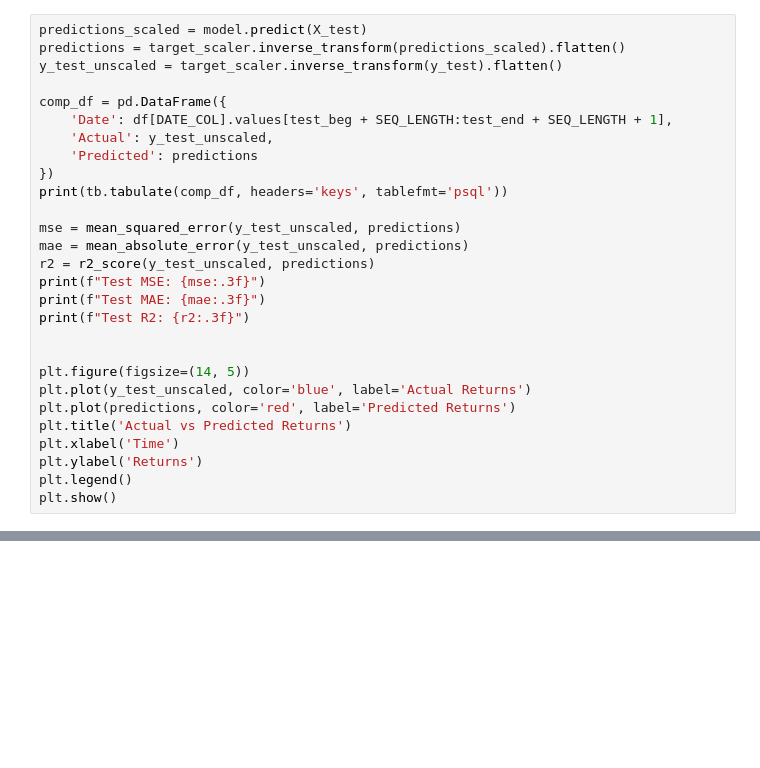
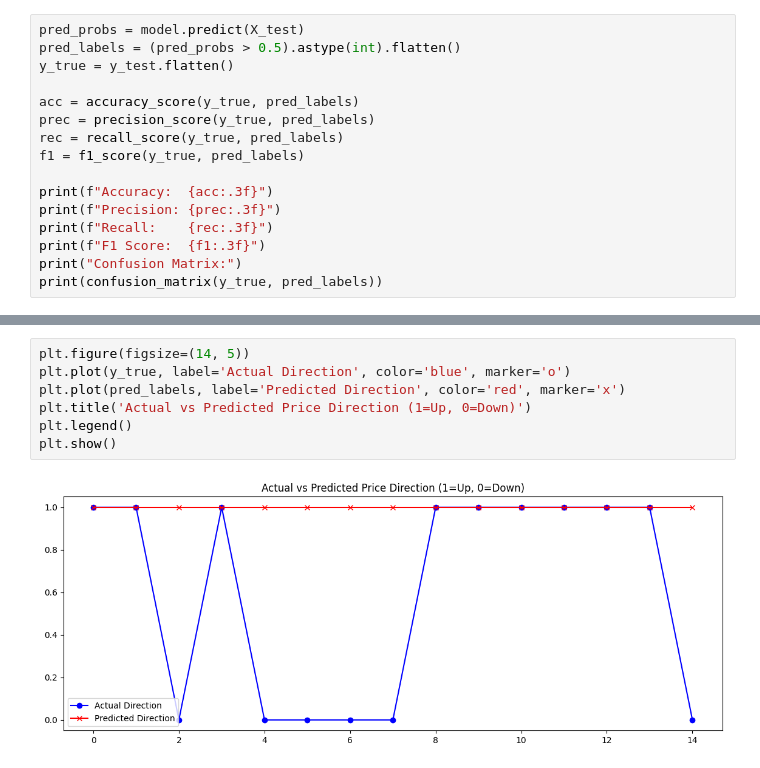
Before and after one commit to CenturionTheMan/WhiteRock, a Jupyter notebook: src/test.ipynb, the cells around one changed output, grey strips where cells are left out. Saved outputs shown, nothing was run; the diff lists cells and outputs as text; blank space fills up the shorter version.

Commit message:
model swap into dinary one

```diff
--- a/src/test.ipynb
+++ b/src/test.ipynb
@@ -208,29 +197,17 @@ Epoch 22/30
 # %%
-predictions_scaled = model.predict(X_test)
-predictions = target_scaler.inverse_transform(predictions_scaled).flatten()
-y_test_unscaled = target_scaler.inverse_transform(y_test).flatten()
+pred_probs = model.predict(X_test)
+pred_labels = (pred_probs > 0.5).astype(int).flatten()
+y_true = y_test.flatten()
 
-comp_df = pd.DataFrame({
-    'Date': df[DATE_COL].values[test_beg + SEQ_LENGTH:test_end + SEQ_LENGTH + 1],
-    'Actual': y_test_unscaled,
-    'Predicted': predictions
-})
-print(tb.tabulate(comp_df, headers='keys', tablefmt='psql'))
+acc = accuracy_score(y_true, pred_labels)
+prec = precision_score(y_true, pred_labels)
+rec = recall_score(y_true, pred_labels)
+f1 = f1_score(y_true, pred_labels)
 
-mse = mean_squared_error(y_test_unscaled, predictions)
-mae = mean_absolute_error(y_test_unscaled, predictions)
-r2 = r2_score(y_test_unscaled, predictions)
-print(f"Test MSE: {mse:.3f}")
-print(f"Test MAE: {mae:.3f}")
-print(f"Test R2: {r2:.3f}")
-
-
-plt.figure(figsize=(14, 5))
-plt.plot(y_test_unscaled, color='blue', label='Actual Returns')
-plt.plot(predictions, color='red', label='Predicted Returns')
-plt.title('Actual vs Predicted Returns')
-plt.xlabel('Time')
-plt.ylabel('Returns')
-plt.legend()
-plt.show()
+print(f"Accuracy:  {acc:.3f}")
+print(f"Precision: {prec:.3f}")
+print(f"Recall:    {rec:.3f}")
+print(f"F1 Score:  {f1:.3f}")
+print("Confusion Matrix:")
+print(confusion_matrix(y_true, pred_labels))
 # %% [output]
@@ -254,0 +223,9 @@ Test R2: -39.973
+# %%
+plt.figure(figsize=(14, 5))
+plt.plot(y_true, label='Actual Direction', color='blue', marker='o')
+plt.plot(pred_labels, label='Predicted Direction', color='red', marker='x')
+plt.title('Actual vs Predicted Price Direction (1=Up, 0=Down)')
+plt.legend()
+plt.show()
+# %% [output]
+[figure, added]
```
Also changed, not shown: parts of 9 cells of this notebook, 3 other files.
